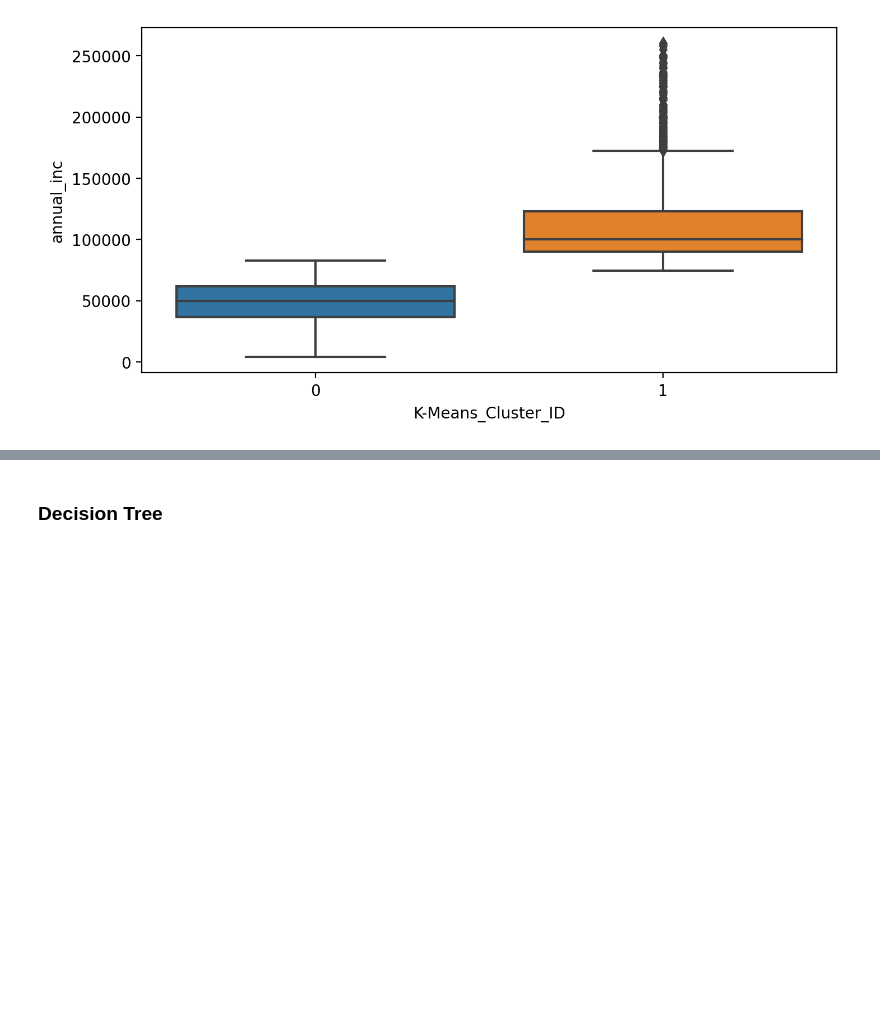
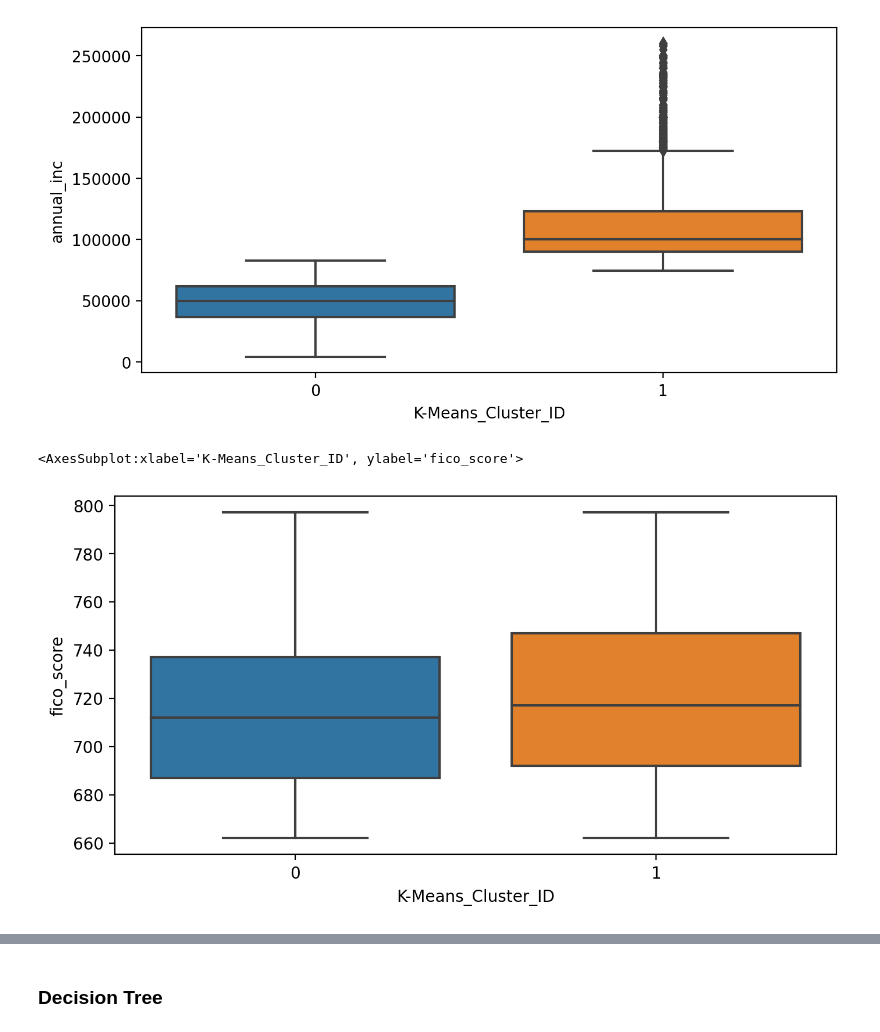
Before and after one commit to bartekwphd/Project_LC, a Jupyter notebook: Project part 4 - Modeling.ipynb, the cells around one changed output, grey strips where cells are left out. Drawn from its saved outputs; the diff is of its cells as text; code cells hidden in the pictures; blank space fills up the shorter version.

```diff
--- a/Project part 4 - Modeling.ipynb
+++ b/Project part 4 - Modeling.ipynb
@@ -287,3 +277,9 @@ sns.boxplot(x=df_outliers_removed['K-Means_Cluster_ID'], y='annual_inc', data=df
 # %% [output]
 <AxesSubplot:xlabel='K-Means_Cluster_ID', ylabel='annual_inc'>
 [figure]
+# %%
+plt.figure(figsize=(8,4),dpi=200)
+sns.boxplot(x=df_outliers_removed['K-Means_Cluster_ID'], y='fico_score', data=df_outliers_removed)
+# %% [output]
+<AxesSubplot:xlabel='K-Means_Cluster_ID', ylabel='fico_score'>
+[figure, added]
```
Also changed, not shown: parts of 29 cells of this notebook.
